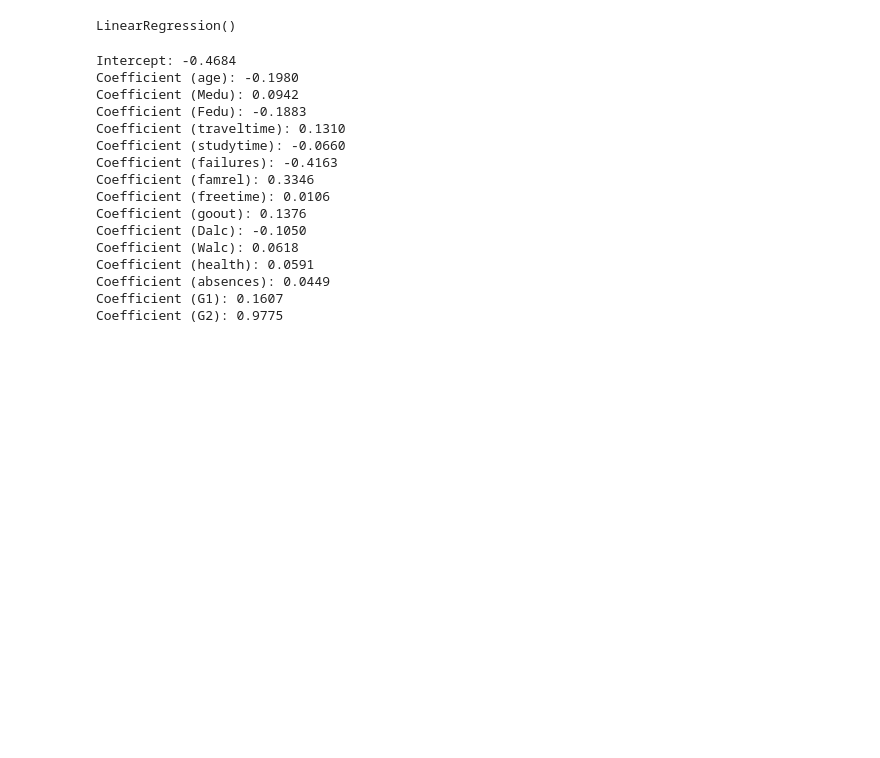
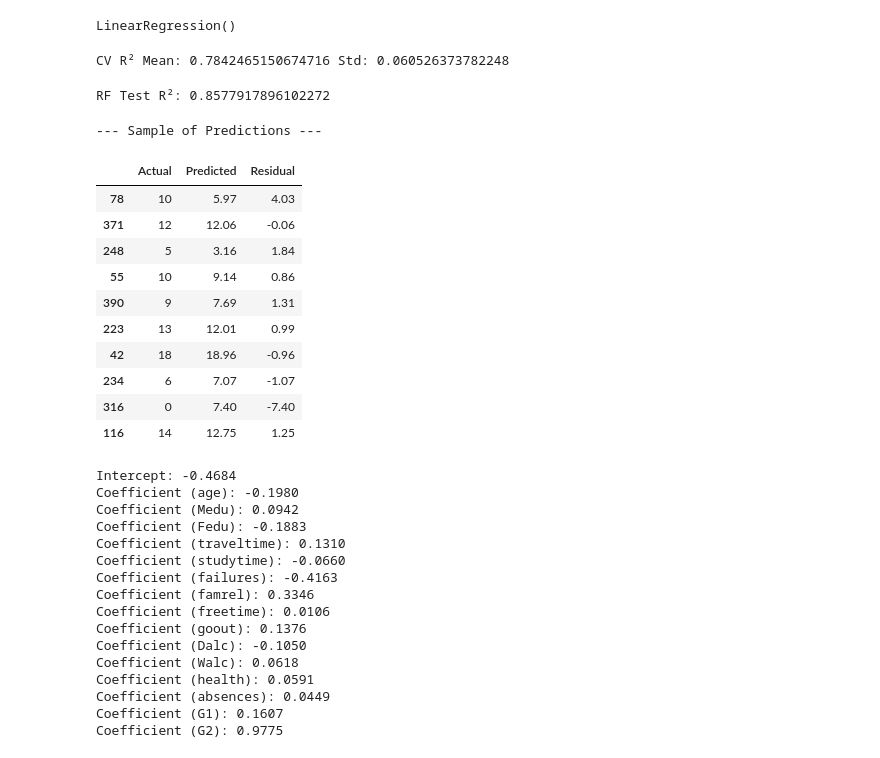
Before and after one commit to sanchit-Thakur/ML-PROJECT, a Jupyter notebook: Machine_Learning_project.ipynb, the cells around one changed output. Saved outputs shown, nothing was run; the diff lists cells and outputs as text; code cells hidden in the pictures; blank space fills up the shorter version.

```diff
--- a/Machine_Learning_project.ipynb
+++ b/Machine_Learning_project.ipynb
@@ -81,3 +100,40 @@ LinearRegression()
+# %%
+from sklearn.model_selection import cross_val_score
+
+cv_scores = cross_val_score(LinearRegression(), X, y, cv=5, scoring='r2')
+print("CV R² Mean:", cv_scores.mean(), "Std:", cv_scores.std())
+# %% [output]
+CV R² Mean: 0.7842465150674716 Std: 0.060526373782248
+# %%
+from sklearn.ensemble import RandomForestRegressor
+
+rf = RandomForestRegressor(random_state=42)
+rf.fit(X_train, y_train)
+print("RF Test R²:", rf.score(X_test, y_test))
+# %% [output]
+RF Test R²: 0.8577917896102272
+# %%
+# Compare actual vs predicted values side-by-side
+predictions_df = pd.DataFrame({
+    'Actual': y_test,
+    'Predicted': np.round(y_pred, 2),
+    'Residual': np.round(y_test - y_pred, 2)
+})
+print("--- Sample of Predictions ---")
+display(predictions_df.head(10))
+# %% [output]
+--- Sample of Predictions ---
+|  | Actual | Predicted | Residual |
+| 78 | 10 | 5.97 | 4.03 |
+| 371 | 12 | 12.06 | -0.06 |
+| 248 | 5 | 3.16 | 1.84 |
+| 55 | 10 | 9.14 | 0.86 |
+| 390 | 9 | 7.69 | 1.31 |
+| 223 | 13 | 12.01 | 0.99 |
+| 42 | 18 | 18.96 | -0.96 |
+| 234 | 6 | 7.07 | -1.07 |
+| 316 | 0 | 7.40 | -7.40 |
+| 116 | 14 | 12.75 | 1.25 |
 # %%
 # Model coefficients
 print(f"\nIntercept: {model.intercept_:.4f}")
```
Also changed, not shown: parts of 7 cells of this notebook.
